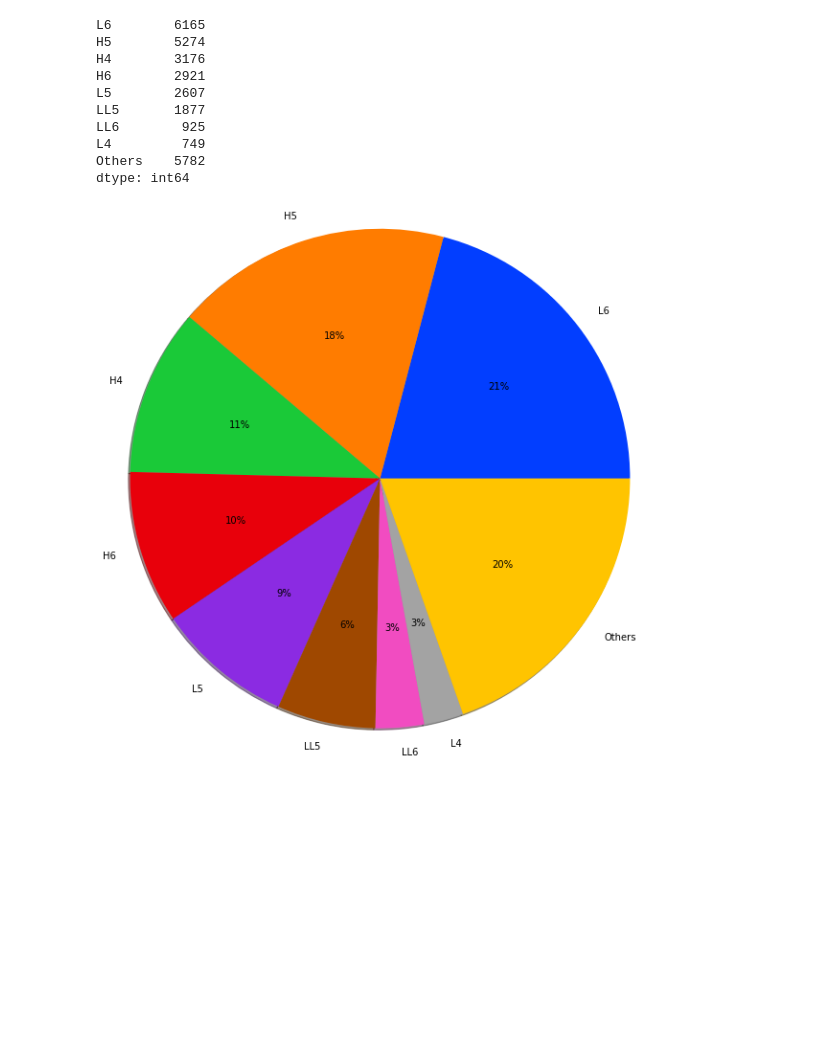
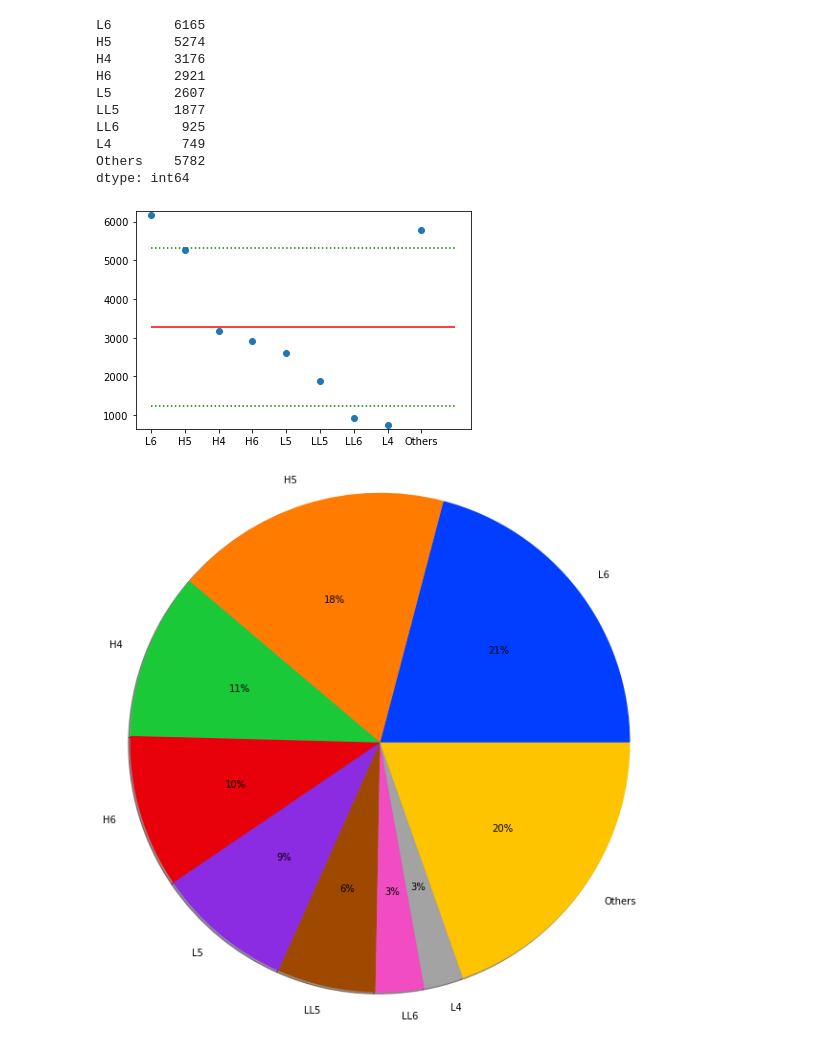
Before and after one commit to Kartmaan/Meteorite_landings, a Jupyter notebook: meteorite_landings.ipynb, the cells around one changed output. Cells and saved outputs as stored; diff of their text form; code cells hidden in the pictures; blank space fills up the shorter version.

```diff
--- a/meteorite_landings.ipynb
+++ b/meteorite_landings.ipynb
@@ -376,6 +453,26 @@ LL6        925
 L4         749
 Others    5782
 dtype: int64
+# %%
+min_val = min(recclass_high)
+max_val = max(recclass_high)
+mean = recclass_high.mean()
+std = recclass_high.std()
+#print(mean, std)
+
+plt.ylim(min_val - 100, max_val + 100)
+plt.scatter(x=recclass_high.index, y=recclass_high.values)
+
+# Mean line
+plt.hlines(y=mean, xmin=0, xmax=len(recclass_high), colors='red')
+
+# Std lines
+plt.hlines(y=mean + std, xmin=0, xmax=len(recclass_high), linestyles='dotted', colors='green')
+plt.hlines(y=mean - std, xmin=0, xmax=len(recclass_high), linestyles='dotted', colors='green')
+
+plt.show()
+# %% [output]
+[figure, added]
 # %%
 x = np.array(recclass_high.keys())
 y = recclass_high.values
```
Also changed, not shown: parts of 10 cells of this notebook.
